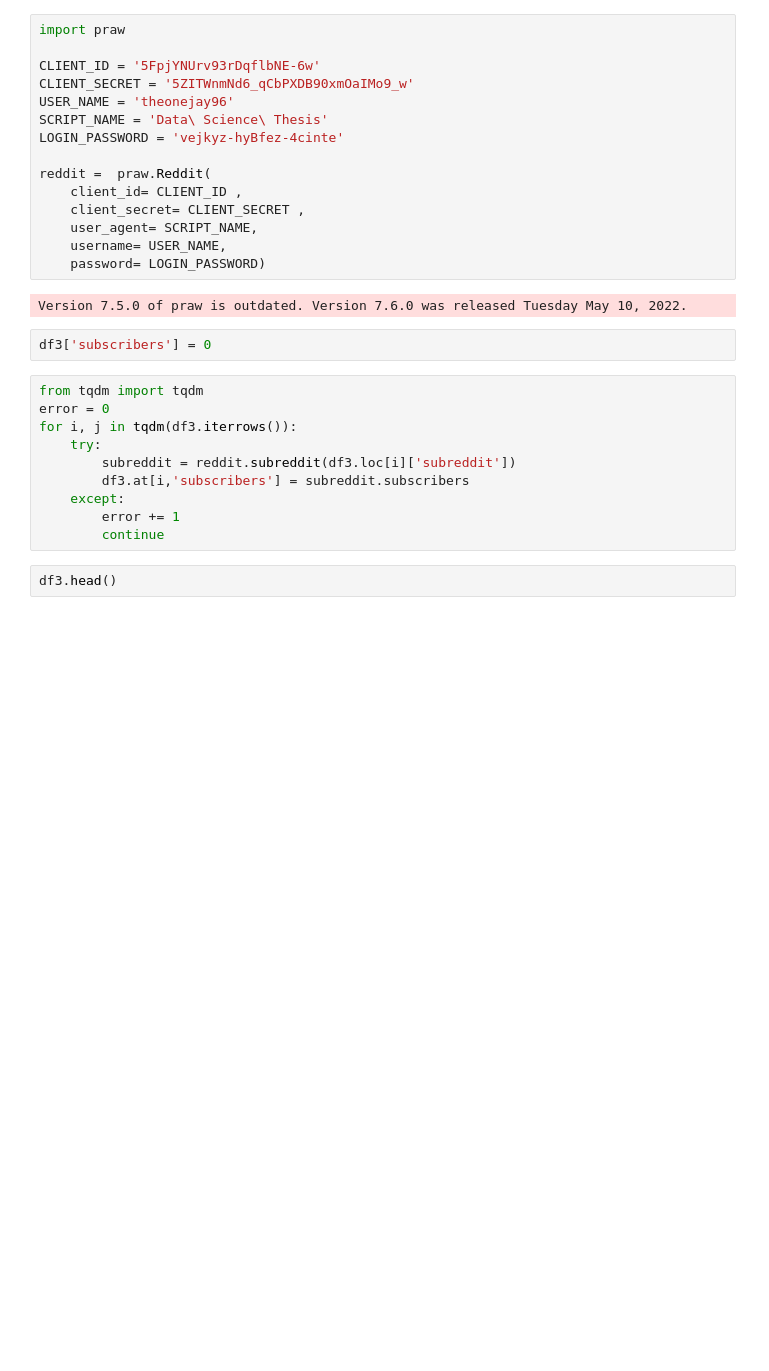
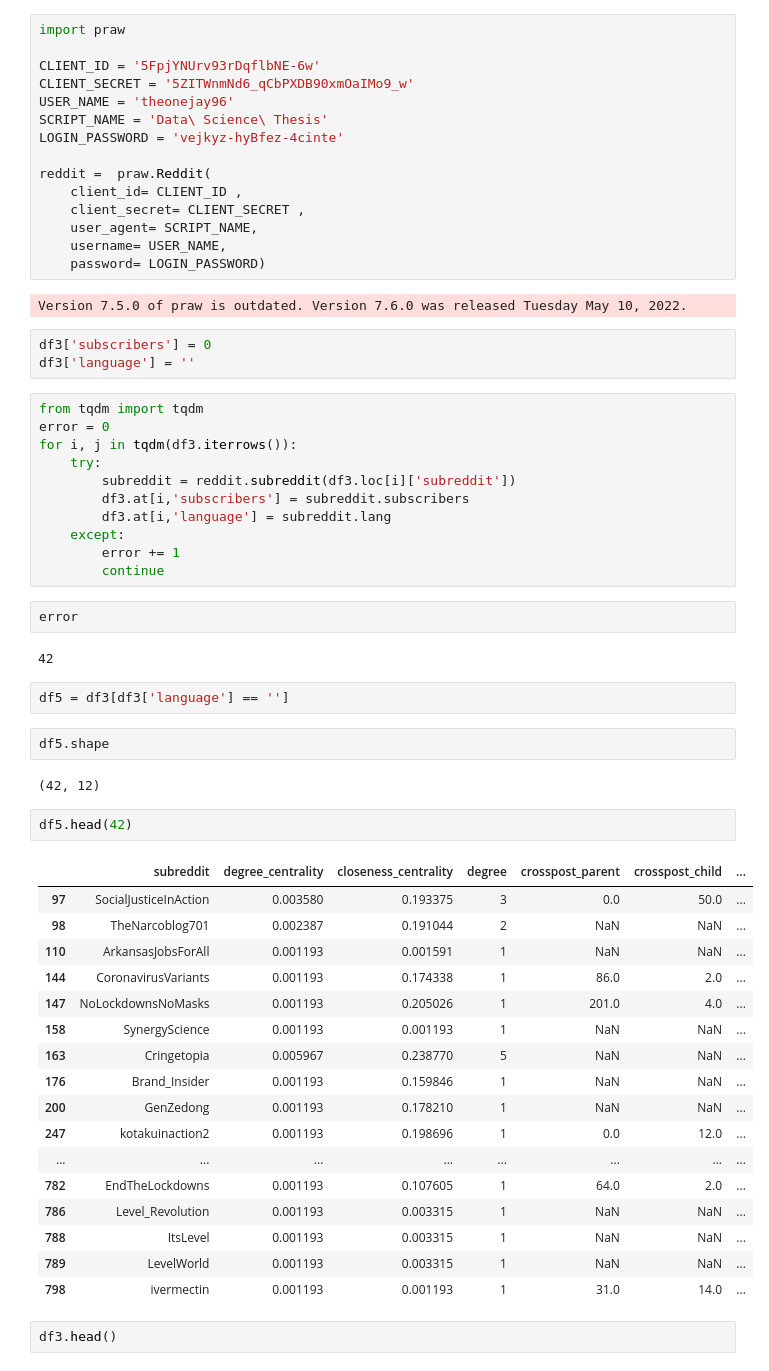
Before and after one commit to jvschlierf/networkthesis, a Jupyter notebook: Preprocessing/subs_network.ipynb, the cells around one changed output. Saved outputs shown, nothing was run; the diff lists cells and outputs as text; blank space fills up the shorter version.

```diff
--- a/Preprocessing/subs_network.ipynb
+++ b/Preprocessing/subs_network.ipynb
@@ -217,6 +223,7 @@ reddit =  praw.Reddit(
 Version 7.5.0 of praw is outdated. Version 7.6.0 was released Tuesday May 10, 2022.
 # %%
 df3['subscribers'] = 0
+df3['language'] = ''
 # %%
 from tqdm import tqdm
 error = 0
@@ -224,9 +231,40 @@ for i, j in tqdm(df3.iterrows()):
     try:
         subreddit = reddit.subreddit(df3.loc[i]['subreddit'])
         df3.at[i,'subscribers'] = subreddit.subscribers
+        df3.at[i,'language'] = subreddit.lang
     except:
         error += 1
         continue
+# %%
+error
+# %% [output]
+42
+# %%
+df5 = df3[df3['language'] == '']
+# %%
+df5.shape
+# %% [output]
+(42, 12)
+# %%
+df5.head(42)
+# %% [output]
+|  | subreddit | degree_centrality | closeness_centrality | degree | crosspost_parent | crosspost_child | ... |
+| 97 | SocialJusticeInAction | 0.003580 | 0.193375 | 3 | 0.0 | 50.0 | ... |
+| 98 | TheNarcoblog701 | 0.002387 | 0.191044 | 2 | NaN | NaN | ... |
+| 110 | ArkansasJobsForAll | 0.001193 | 0.001591 | 1 | NaN | NaN | ... |
+| 144 | CoronavirusVariants | 0.001193 | 0.174338 | 1 | 86.0 | 2.0 | ... |
+| 147 | NoLockdownsNoMasks | 0.001193 | 0.205026 | 1 | 201.0 | 4.0 | ... |
+| 158 | SynergyScience | 0.001193 | 0.001193 | 1 | NaN | NaN | ... |
+| 163 | Cringetopia | 0.005967 | 0.238770 | 5 | NaN | NaN | ... |
+| 176 | Brand_Insider | 0.001193 | 0.159846 | 1 | NaN | NaN | ... |
+| 200 | GenZedong | 0.001193 | 0.178210 | 1 | NaN | NaN | ... |
+| 247 | kotakuinaction2 | 0.001193 | 0.198696 | 1 | 0.0 | 12.0 | ... |
+| ... | ... | ... | ... | ... | ... | ... | ... |
+| 782 | EndTheLockdowns | 0.001193 | 0.107605 | 1 | 64.0 | 2.0 | ... |
+| 786 | Level_Revolution | 0.001193 | 0.003315 | 1 | NaN | NaN | ... |
+| 788 | ItsLevel | 0.001193 | 0.003315 | 1 | NaN | NaN | ... |
+| 789 | LevelWorld | 0.001193 | 0.003315 | 1 | NaN | NaN | ... |
+| 798 | ivermectin | 0.001193 | 0.001193 | 1 | 31.0 | 14.0 | ... |
 # %%
 df3.head()
 # %% [output]
```
Also changed, not shown: parts of 25 cells of this notebook, 4 other files.
